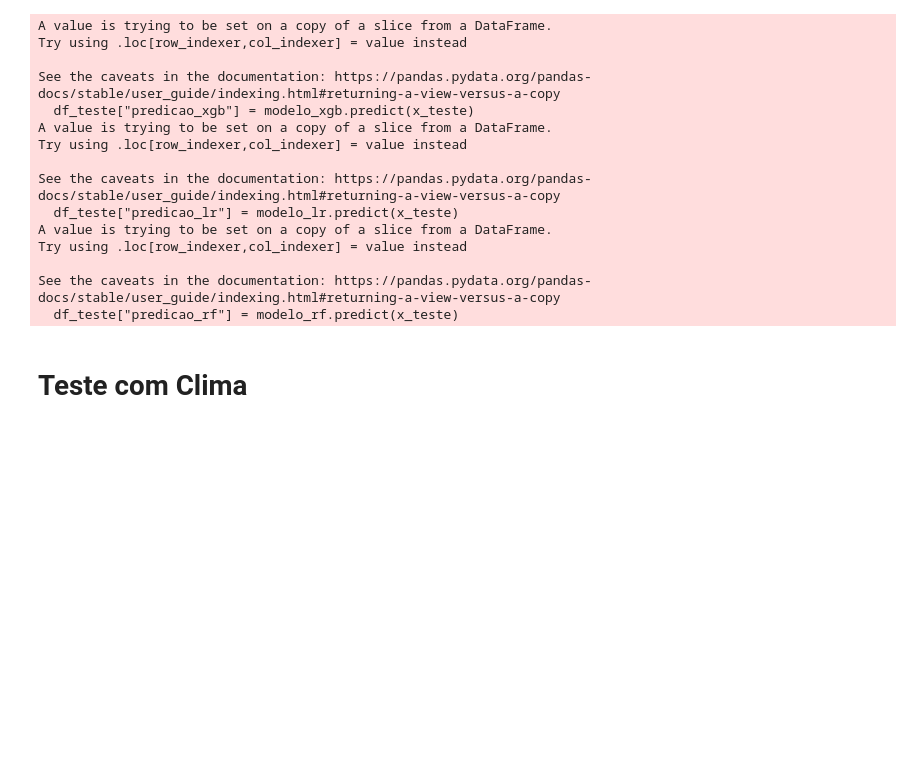
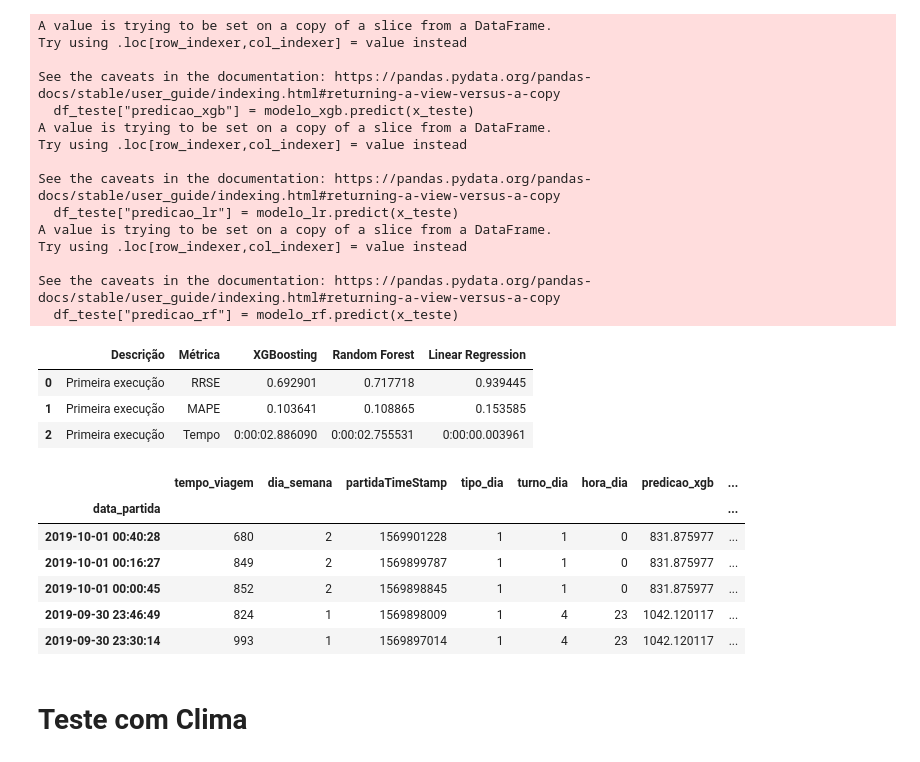
Before and after one commit to LeonardoVillamarin/TCC-Previsor_viagens_onibus, a Jupyter notebook: Fase 3/primeira_execucao.ipynb, the cells around one changed output. Cells and saved outputs as stored; diff of their text form; code cells hidden in the pictures; blank space fills up the shorter version.

Commit message:
Novas Execução F3

```diff
--- a/Fase 3/primeira_execucao.ipynb
+++ b/Fase 3/primeira_execucao.ipynb
@@ -57,7 +57,7 @@ df[['partidaTimeStamp','qtdDiasAno']].corr()
 | qtdDiasAno | 0.99996 | 1.00000 |
 # %%
 #Vamos tirar hora_dia pois tem uma alta correlação com turno dia, escolhemos essa coluna pois os valores são apenas de 1 a 4 enquanto hora é de 0 a 23
-df = df.drop(['hora_dia','qtdDiasAno'], axis=1)
+df = df.drop(['qtdDiasAno'], axis=1)
 # %%
 #Ordenando pela Data
 df = df.sort_values(by=["data_partida"], ascending=False)
@@ -76,6 +76,6 @@ Treino: (6520, 5)      Teste:(2794, 5)
 # %%
 # Separamos a classe dos atributos
-x_teste = df_teste[['dia_semana','partidaTimeStamp','tipo_dia','turno_dia']]
+x_teste = df_teste[['dia_semana','partidaTimeStamp','tipo_dia','hora_dia']]
 y_teste = df_teste[['tempo_viagem']]
-x_treino = df_teste[['dia_semana','partidaTimeStamp','tipo_dia','turno_dia']]
-y_treino = df_teste[['tempo_viagem']]
+x_treino = df_treino[['dia_semana','partidaTimeStamp','tipo_dia','hora_dia']]
+y_treino = df_treino[['tempo_viagem']]
@@ -82,16 +118,31 @@ y_treino = df_teste[['tempo_viagem']]
 # %%
-# Treinamos os modelos e salvamos o tempo de execução
-start_xgb = datetime.now()
-
 #Criação e fit do modelo XGB
 start_xgb = datetime.now()
-modelo_xgb = xgb.XGBRegressor(early_stop_rounds = 100)
-modelo_xgb.fit(x_treino, y_treino, eval_set = [(x_treino, y_treino)])
+modelo_xgb = xgb.XGBRegressor(base_score=0.5, booster='gbtree', callbacks=None,
+             colsample_bylevel=1, colsample_bynode=1, colsample_bytree=1,
+             early_stop_rounds=100, early_stopping_rounds=None,
+             enable_categorical=False, eval_metric=None, gamma=0.0, gpu_id=-1,
+             grow_policy='depthwise', importance_type=None,
+             interaction_constraints='', learning_rate=0.005, max_bin=256,
+             max_cat_to_onehot=4, max_delta_step=0, max_depth=3, max_leaves=0,
+             min_child_weight=5, monotone_constraints='()',
+             n_estimators=900, n_jobs=0, num_parallel_tree=1, predictor='auto',
+             random_state=0, reg_alpha=0)
+#modelo_xgb = xgb.XGBRegressor(early_stop_rounds = 100)
+#xgb_rand_search = RandomizedSearchCV(modelo_xgb, params_xgb, scoring="neg_mean_squared_error", n_iter=40, verbose=True, cv=10, n_jobs=-1, random_state=123)
+#xgb_rand_search.fit(x_treino, y_treino)
+#modelo_xgb = xgb_rand_search.best_estimator_
+modelo_xgb.fit(x_treino, y_treino, eval_set = [(x_treino, y_treino)],verbose=False)
 end_xgb = datetime.now()
 
 #Criação e fit do modelo Random Forest
 start_rf = datetime.now()
-modelo_rf = RandomForestRegressor(n_estimators = 200)
+modelo_rf = RandomForestRegressor(max_depth=10, max_features='log2', min_samples_leaf=4,
+                      min_samples_split=7, n_estimators=900)
+#modelo_rf = RandomForestRegressor()
+#rf_rand_search = RandomizedSearchCV(modelo_rf, params_rf, scoring="neg_mean_squared_error", n_iter=40, verbose=True, cv=10, n_jobs=-1, random_state=123)
+#rf_rand_search.fit(x_treino, y_treino)
+#modelo_rf = rf_rand_search.best_estimator_
 modelo_rf.fit(x_treino, y_treino)
 end_rf = datetime.now()
 
@@ -101,6 +152,7 @@ modelo_lr = LinearRegression()
 modelo_lr.fit(x_treino, y_treino)
 end_lr = datetime.now()
 
+
 tempo_xgb = end_xgb - start_xgb
 tempo_rf = end_rf - start_rf
 tempo_lr = end_lr - start_lr
@@ -160,8 +212,23 @@ metrics.append(['Primeira execução','MAPE', MAPE_xgb, MAPE_rf, MAPE_lr])
 metrics.append(['Primeira execução','Tempo', tempo_xgb, tempo_rf, tempo_lr])
 metrics = pd.DataFrame(metrics, columns=['Descrição','Métrica', 'XGBoosting','Random Forest','Linear Regression'])
 metrics.to_csv('metrica_primeira_execução.csv',index=False)
+metrics
+# %% [output]
+|  | Descrição | Métrica | XGBoosting | Random Forest | Linear Regression |
+| 0 | Primeira execução | RRSE | 0.692901 | 0.717718 | 0.939445 |
+| 1 | Primeira execução | MAPE | 0.103641 | 0.108865 | 0.153585 |
+| 2 | Primeira execução | Tempo | 0:00:02.886090 | 0:00:02.755531 | 0:00:00.003961 |
 # %%
 df_teste.to_csv('previsão_primeira_execução.csv',index=False)
+df_teste.head()
+# %% [output]
+|  | tempo_viagem | dia_semana | partidaTimeStamp | tipo_dia | turno_dia | hora_dia | predicao_xgb | ... |
+| data_partida |  |  |  |  |  |  |  | ... |
+| 2019-10-01 00:40:28 | 680 | 2 | 1569901228 | 1 | 1 | 0 | 831.875977 | ... |
+| 2019-10-01 00:16:27 | 849 | 2 | 1569899787 | 1 | 1 | 0 | 831.875977 | ... |
+| 2019-10-01 00:00:45 | 852 | 2 | 1569898845 | 1 | 1 | 0 | 831.875977 | ... |
+| 2019-09-30 23:46:49 | 824 | 1 | 1569898009 | 1 | 4 | 23 | 1042.120117 | ... |
+| 2019-09-30 23:30:14 | 993 | 1 | 1569897014 | 1 | 4 | 23 | 1042.120117 | ... |
 # %% [markdown]
 # Teste com Clima
 # %%
```
Also changed, not shown: parts of 26 cells of this notebook, 8 other files.
